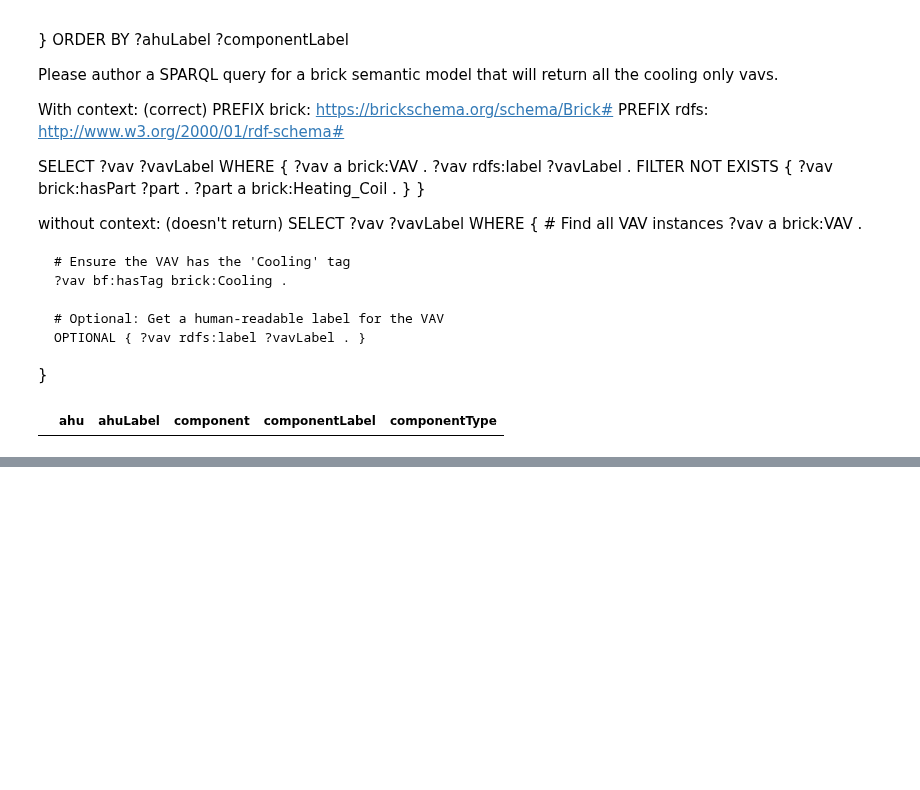
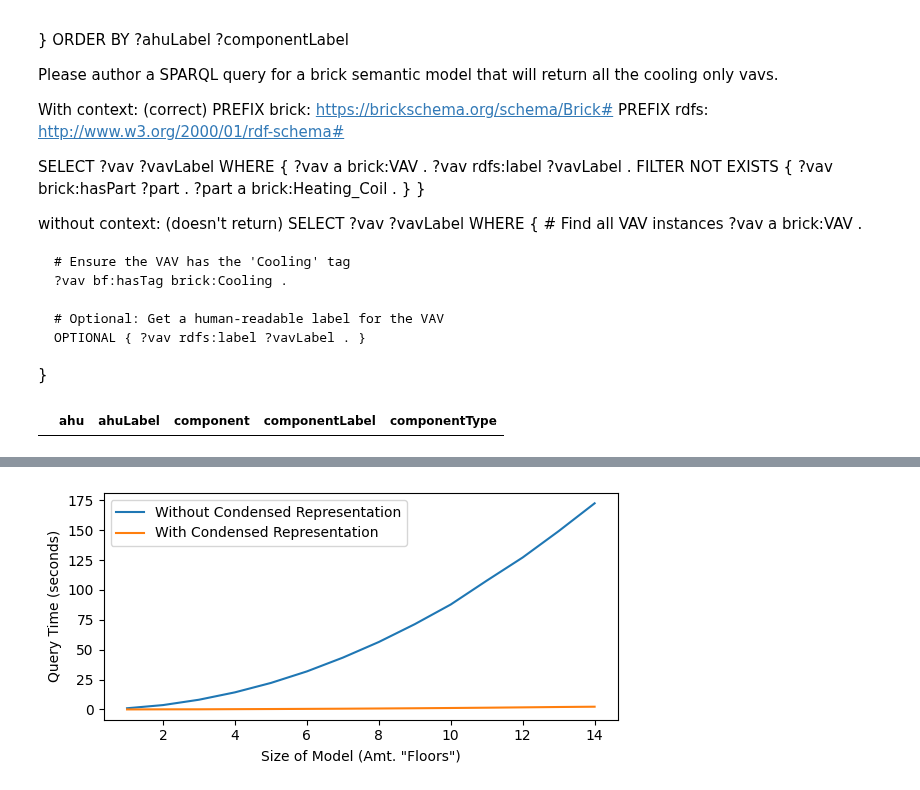
Before and after one commit to lazlop/graph-pattern-id, a Jupyter notebook: examples/brick-example.ipynb, the cells around one changed output, grey strips where cells are left out. Drawn from its saved outputs; the diff is of its cells as text; code cells hidden in the pictures; blank space fills up the shorter version.

```diff
--- a/examples/brick-example.ipynb
+++ b/examples/brick-example.ipynb
@@ -601,0 +659,17 @@ query_to_df(query, bldg.graph)
+# %%
+model_length = [858,1715,2572,3429,4286,5143,6000,6857,7714,8571,9428,10285,11142,11999]
+not_condensed_t=[1.0104339122772217,3.659578800201416,8.140235185623169,14.326953887939453,22.19902276992798,31.848632097244263,43.38001298904419,56.46975588798523,71.39528107643127,87.86023688316345,107.8054530620575,127.21580195426941,149.26751899719238,172.5640687942505]
+condensed_t = [0.03241586685180664,0.09732508659362793,0.12677979469299316,0.24482011795043945,0.35463404655456543,0.48546791076660156,0.6251580715179443,0.8052988052368164,0.9991669654846191,1.2223341464996338,1.4664838314056396,1.7548770904541016,2.0539767742156982,2.298459768295288]
+# %%
+import matplotlib.pyplot as plt
+plt.figure(figsize=(6,3))
+plt.ylabel('Query Time (seconds)')
+plt.plot(range(1,15),not_condensed_t, label='Without Condensed Representation')
+plt.plot(range(1,15),condensed_t, label='With Condensed Representation')
+plt.xlabel('Size of Model (Amt. "Floors")')
+# plt.xticks(model_length, [f'{1+i} [{x}]' for i,x in enumerate(model_length)])
+plt.legend()
+plt.tight_layout()
+plt.savefig('query-time.png')
+# %% [output]
+[figure, added]
```
Also changed, not shown: parts of 19 cells of this notebook, 20 other files.
